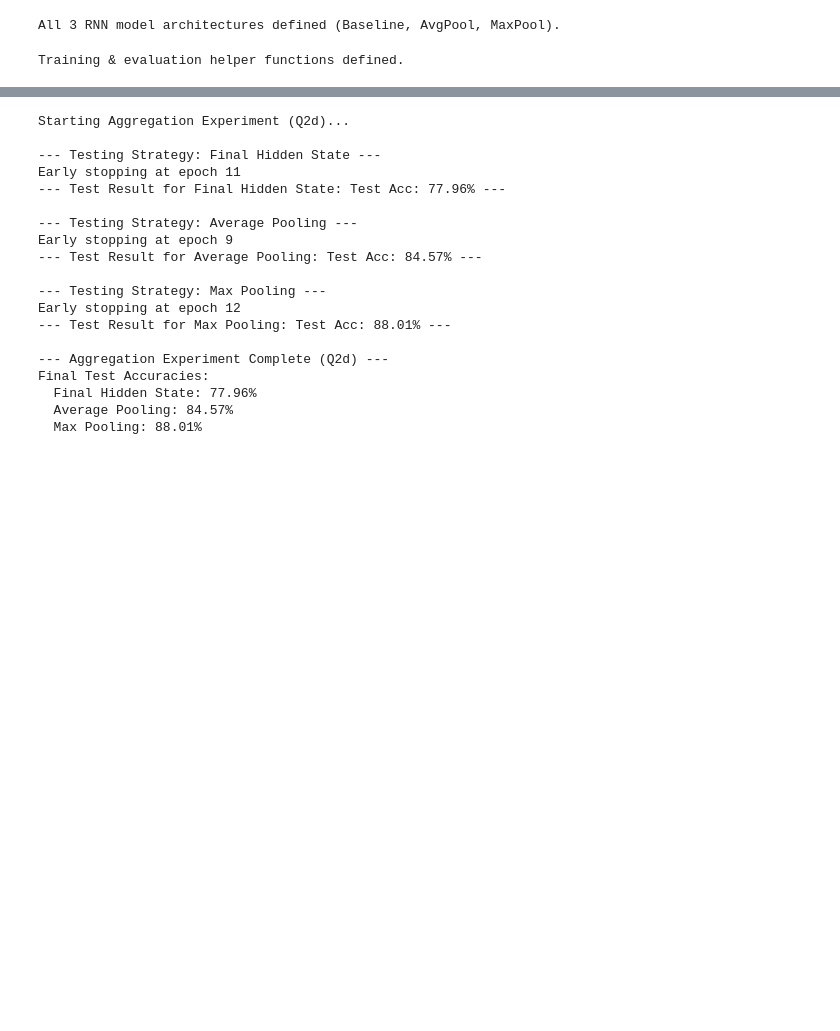
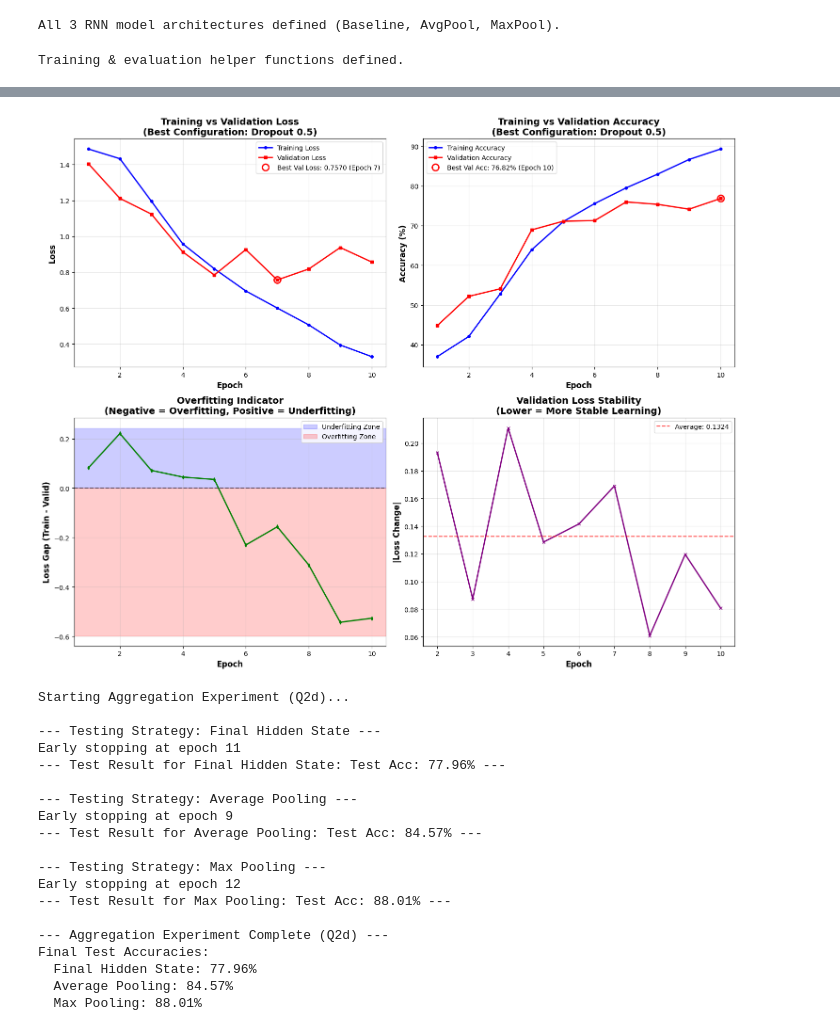
Before and after one commit to Javier2417/SC4002-Natural-Language-Processing-Project, a Jupyter notebook: rnn_aaron/rnn_aaron.ipynb, the cells around one changed output, grey strips where cells are left out. Cells and saved outputs as stored; diff of their text form; code cells hidden in the pictures; blank space fills up the shorter version.

```diff
--- a/rnn_aaron/rnn_aaron.ipynb
+++ b/rnn_aaron/rnn_aaron.ipynb
@@ -479,3 +710,83 @@ Early stopping at epoch 8
+# %%
+
+
+fig, ((ax1, ax2), (ax3, ax4)) = plt.subplots(2, 2, figsize=(15, 12))
+
+# Plot 1: Training and Validation Loss
+ax1.plot(epoch_numbers, best_train_losses, 'b-', label='Training Loss', linewidth=2, marker='o', markersize=4)
+ax1.plot(epoch_numbers, best_valid_losses, 'r-', label='Validation Loss', linewidth=2, marker='s', markersize=4)
+ax1.set_xlabel('Epoch', fontsize=12, fontweight='bold')
+ax1.set_ylabel('Loss', fontsize=12, fontweight='bold')
+ax1.set_title('Training vs Validation Loss\n(Best Configuration: Dropout 0.5)', fontsize=14, fontweight='bold')
+ax1.legend(fontsize=11)
+ax1.grid(True, alpha=0.3)
+
+# Highlight best validation loss
+best_val_epoch = epoch_numbers[np.argmin(best_valid_losses)]
+best_val_loss = min(best_valid_losses)
+ax1.plot(best_val_epoch, best_val_loss, 'ro', markersize=10, markerfacecolor='none',
+         markeredgewidth=2, label=f'Best Val Loss: {best_val_loss:.4f} (Epoch {best_val_epoch})')
+ax1.legend(fontsize=10)
+
+# Plot 2: Training and Validation Accuracy
+ax2.plot(epoch_numbers, [acc*100 for acc in best_train_accs], 'b-', label='Training Accuracy',
+         linewidth=2, marker='o', markersize=4)
+ax2.plot(epoch_numbers, [acc*100 for acc in best_valid_accs], 'r-', label='Validation Accuracy',
+         linewidth=2, marker='s', markersize=4)
+ax2.set_xlabel('Epoch', fontsize=12, fontweight='bold')
+ax2.set_ylabel('Accuracy (%)', fontsize=12, fontweight='bold')
+ax2.set_title('Training vs Validation Accuracy\n(Best Configuration: Dropout 0.5)', fontsize=14, fontweight='bold')
+ax2.legend(fontsize=11)
+ax2.grid(True, alpha=0.3)
+
+# Highlight best validation accuracy
+best_acc_epoch = epoch_numbers[np.argmax(best_valid_accs)]
+best_acc = max(best_valid_accs) * 100
+ax2.plot(best_acc_epoch, best_acc, 'ro', markersize=10, markerfacecolor='none',
+         markeredgewidth=2, label=f'Best Val Acc: {best_acc:.2f}% (Epoch {best_acc_epoch})')
+ax2.legend(fontsize=10)
+
+# Plot 3: Loss Gap (Overfitting indicator)
+loss_gap = [train - valid for train, valid in zip(best_train_losses, best_valid_losses)]
+ax3.plot(epoch_numbers, loss_gap, 'g-', linewidth=2, marker='d', markersize=4)
+ax3.axhline(y=0, color='black', linestyle='--', alpha=0.5)
+ax3.set_xlabel('Epoch', fontsize=12, fontweight='bold')
+ax3.set_ylabel('Loss Gap (Train - Valid)', fontsize=12, fontweight='bold')
+ax3.set_title('Overfitting Indicator\n(Negative = Overfitting, Positive = Underfitting)', fontsize=14, fontweight='bold')
+ax3.grid(True, alpha=0.3)
+
+
+max_gap = max(loss_gap)
+min_gap = min(loss_gap)
+if max_gap > 0:
+    ax3.axhspan(0, max_gap*1.1, alpha=0.2, color='blue', label='Underfitting Zone')
+if min_gap < 0:
+    ax3.axhspan(min_gap*1.1, 0, alpha=0.2, color='red', label='Overfitting Zone')
+ax3.legend(fontsize=10)
+
+# Plot 4: Learning Rate Schedule Effect (Loss Smoothness)
+loss_smoothness = []
+for i in range(1, len(best_valid_losses)):
+    smoothness = abs(best_valid_losses[i] - best_valid_losses[i-1])
+    loss_smoothness.append(smoothness)
+
+ax4.plot(epoch_numbers[1:], loss_smoothness, 'purple', linewidth=2, marker='x', markersize=4)
+ax4.set_xlabel('Epoch', fontsize=12, fontweight='bold')
+ax4.set_ylabel('|Loss Change|', fontsize=12, fontweight='bold')
+ax4.set_title('Validation Loss Stability\n(Lower = More Stable Learning)', fontsize=14, fontweight='bold')
+ax4.grid(True, alpha=0.3)
+
+# Add average line
+avg_smoothness = np.mean(loss_smoothness)
+ax4.axhline(y=avg_smoothness, color='red', linestyle='--', alpha=0.7,
+           label=f'Average: {avg_smoothness:.4f}')
+ax4.legend(fontsize=10)
+
+plt.tight_layout()
+
+plt.show()
+# %% [output]
+[figure, added]
 # %%
 # === Section 6: Experiment 2 - Aggregation (Q2d) ===
 
```
Also changed, not shown: parts of 7 cells of this notebook, 6 other files.
